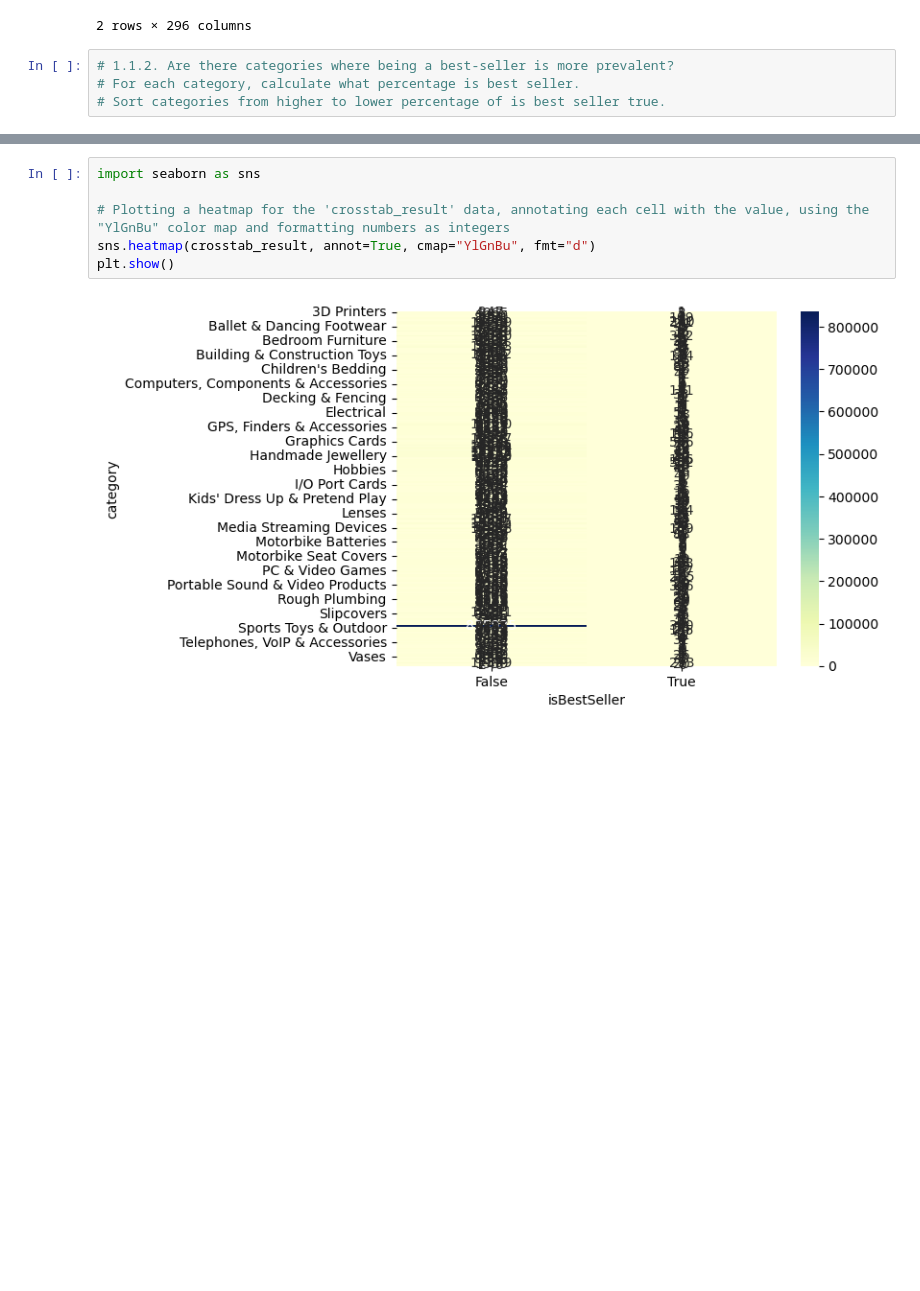
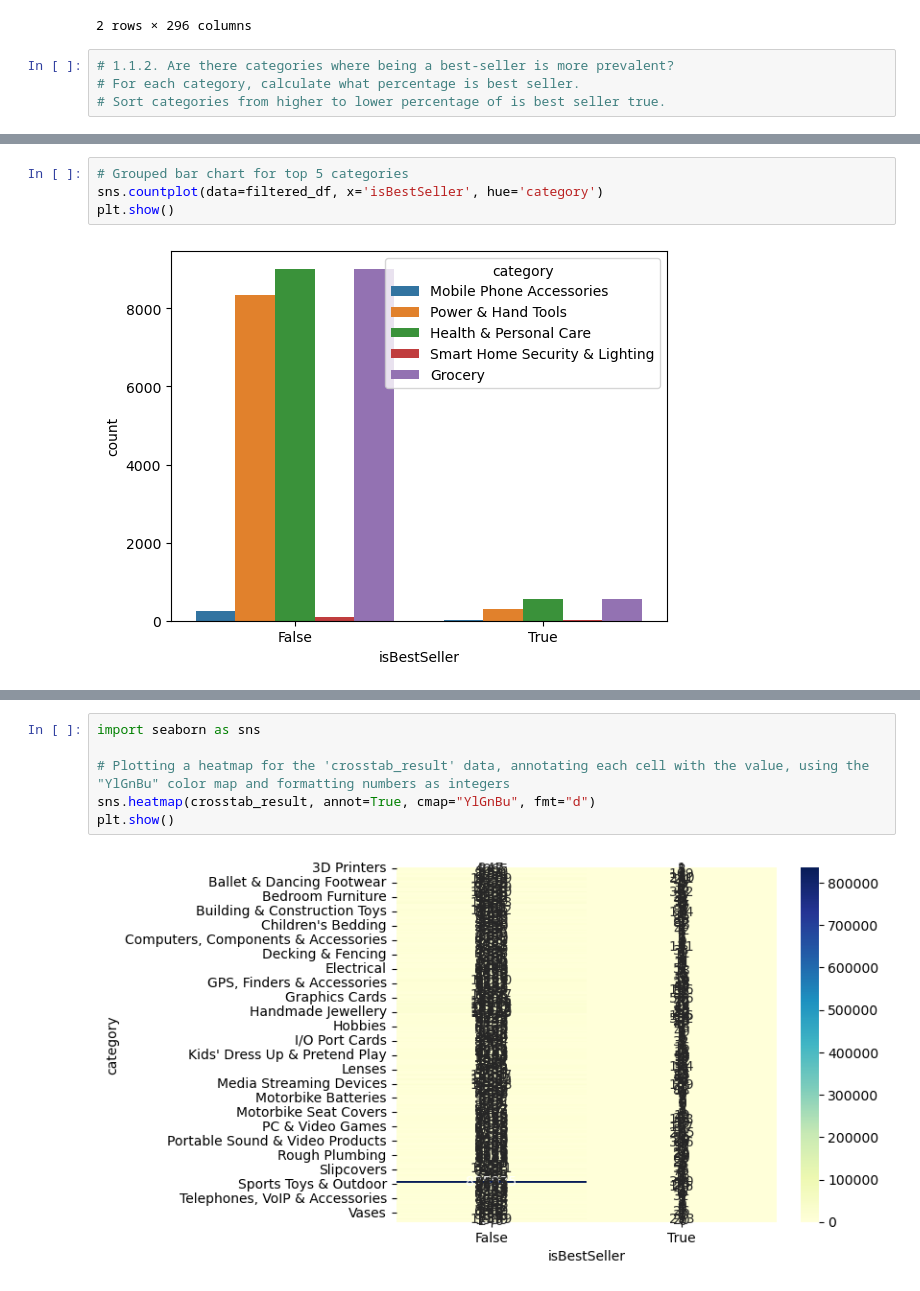
Before and after one commit to aicanizares/lab-eda-bivariate, a Jupyter notebook: solved-lab-bivariate-analysis.ipynb, the cells around one changed output, grey strips where cells are left out. Drawn from its saved outputs; the diff is of its cells as text; blank space fills up the shorter version.

```diff
--- a/solved-lab-bivariate-analysis.ipynb
+++ b/solved-lab-bivariate-analysis.ipynb
@@ -71,0 +137,6 @@ plt.show()
+# %%
+# Grouped bar chart for top 5 categories
+sns.countplot(data=filtered_df, x='isBestSeller', hue='category')
+plt.show()
+# %% [output]
+[figure, added]
```
Also changed, not shown: parts of 10 cells of this notebook.
